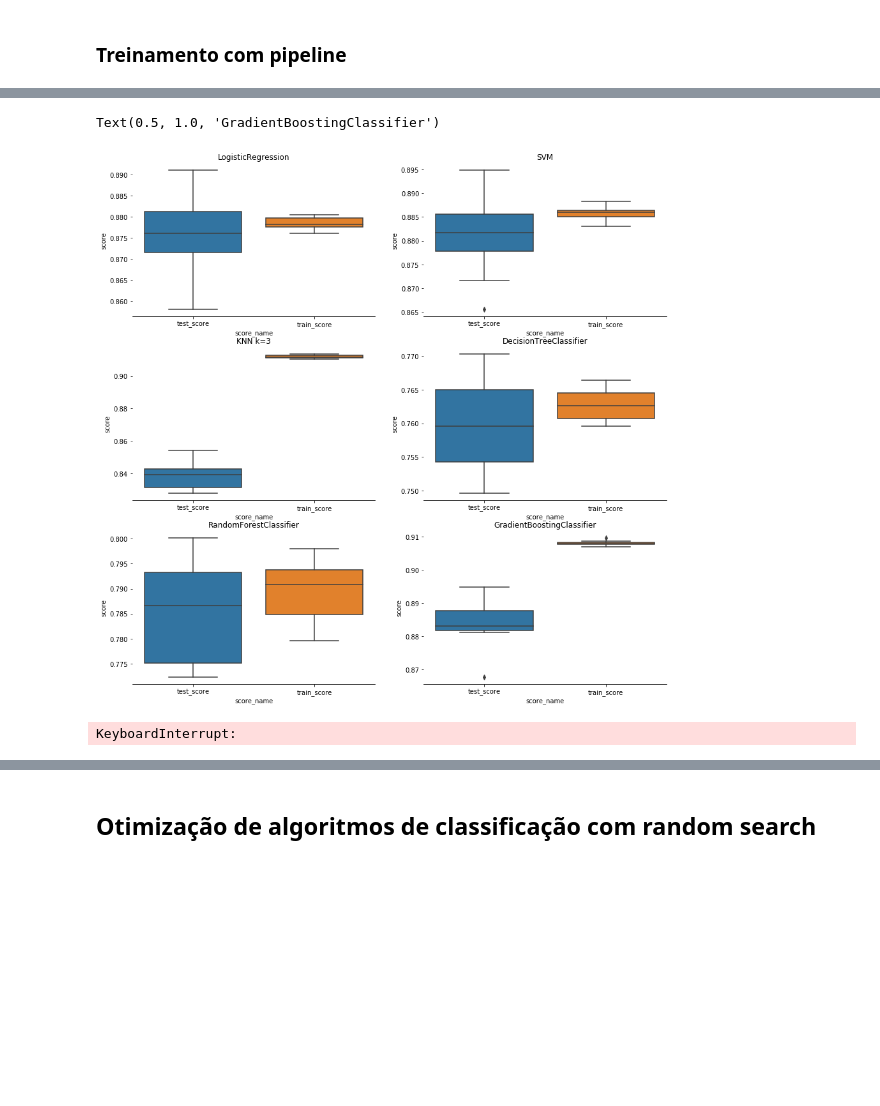
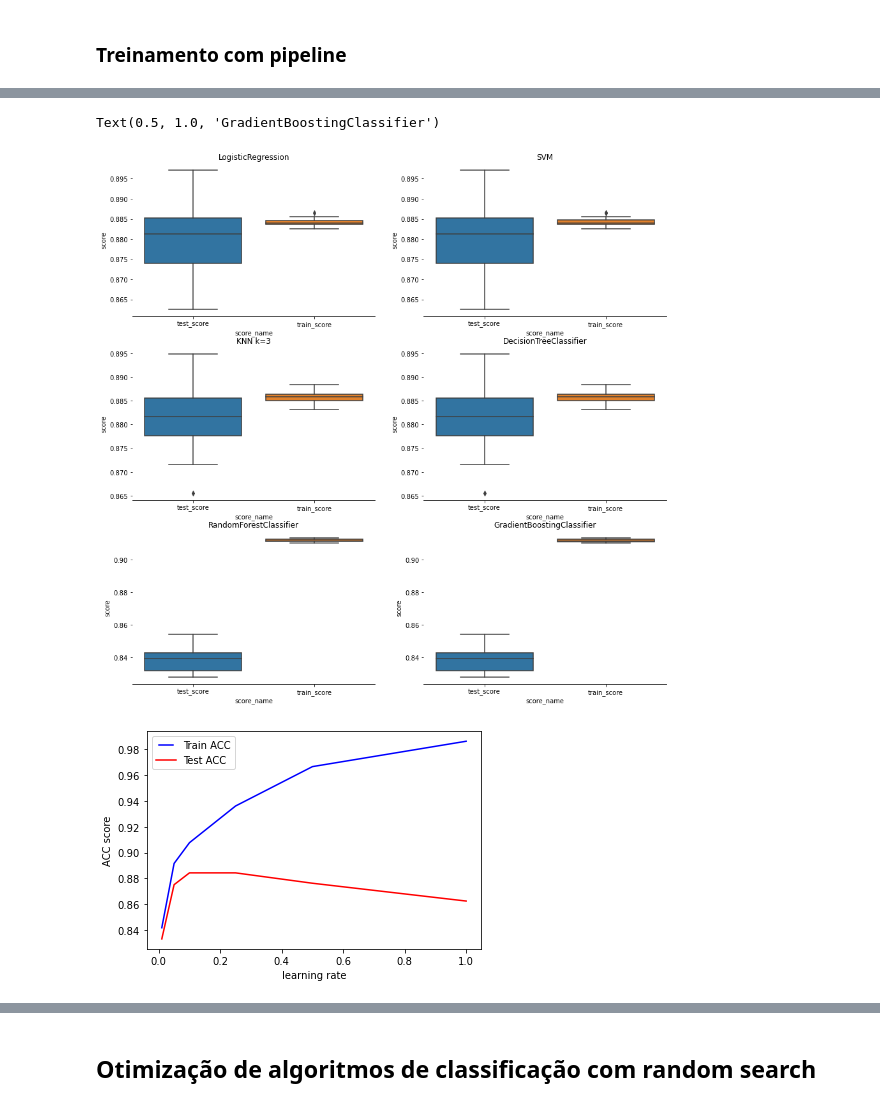
Before and after one commit to Sette/fifa_dataset, a Jupyter notebook: Fifa-pipeline.ipynb, the cells around one changed output, grey strips where cells are left out. Cells and saved outputs as stored; diff of their text form; code cells hidden in the pictures; blank space fills up the shorter version.

```diff
--- a/Fifa-pipeline.ipynb
+++ b/Fifa-pipeline.ipynb
@@ -254,16 +277,17 @@ clfs.append(DecisionTreeClassifier(random_state=0,max_depth=3))
 clfs.append(RandomForestClassifier(random_state=0,max_depth=3))
 clfs.append(GradientBoostingClassifier(random_state=0,max_depth=3))
 # %%
+from tqdm.notebook import tqdm
 all_scores = []
 
-for classifier in clfs:
+for classifier in tqdm(clfs):
     pipeline.set_params(clf = classifier)
-    scores = cross_validate(pipeline, X_train_dev, y_train_dev,cv=10)
+    scores = cross_validate(pipeline, X_train_dev, y_train_dev,cv=10,return_train_score=True)
+    print(scores)
     print('---------------------------------')
     print(str(classifier))
     print('-----------------------------------')
 
-    print('----------------------------------')
     df = pd.DataFrame()
     df['score'] = scores['test_score']
     df.insert(0, 'score_name', 'test_score')
@@ -275,6 +299,10 @@ for classifier in clfs:
 
     all_scores.append(df.reset_index())
 
+    df = pd.concat([df,tempDf])
+
+    all_scores.append(df.reset_index())
+
     print('----------------------------------')
 
 
@@ -295,25 +359,25 @@ sns.boxplot(y='score',x='score_name', data=all_scores[4],ax=axes[-1,0]).set_titl
 sns.boxplot(y='score',x='score_name', data=all_scores[5],ax=axes[-1,-1]).set_title("GradientBoostingClassifier")
 # %% [output]
 Text(0.5, 1.0, 'GradientBoostingClassifier')
-[figure, old version]
+[figure, new version]
 # %%
 learning_rates = [1, 0.5, 0.25, 0.1, 0.05, 0.01]
 train_results = []
 test_results = []
 for eta in learning_rates:
-    scores = cross_validate(GradientBoostingClassifier(learning_rate=eta), X_train_dev, y_train_dev,cv=10,scoring="accuracy")
+    scores = cross_validate(GradientBoostingClassifier(learning_rate=eta), X_train_dev, y_train_dev,cv=10,scoring="accuracy",return_train_score=True)
     train_results.append(scores['train_score'].mean())
     test_results.append(scores['test_score'].mean())
 
 from matplotlib.legend_handler import HandlerLine2D
 line1, = plt.plot(learning_rates, train_results, 'b', label="Train ACC")
 line2, = plt.plot(learning_rates, test_results, 'r', label="Test ACC")
 plt.legend(handler_map={line1: HandlerLine2D(numpoints=2)})
 plt.ylabel('ACC score')
 plt.xlabel('learning rate')
 plt.show()
 # %% [output]
-KeyboardInterrupt:
+[figure, added]
 # %%
 parameters = {
     "loss":["deviance"],
```
Also changed, not shown: parts of 34 cells of this notebook.
